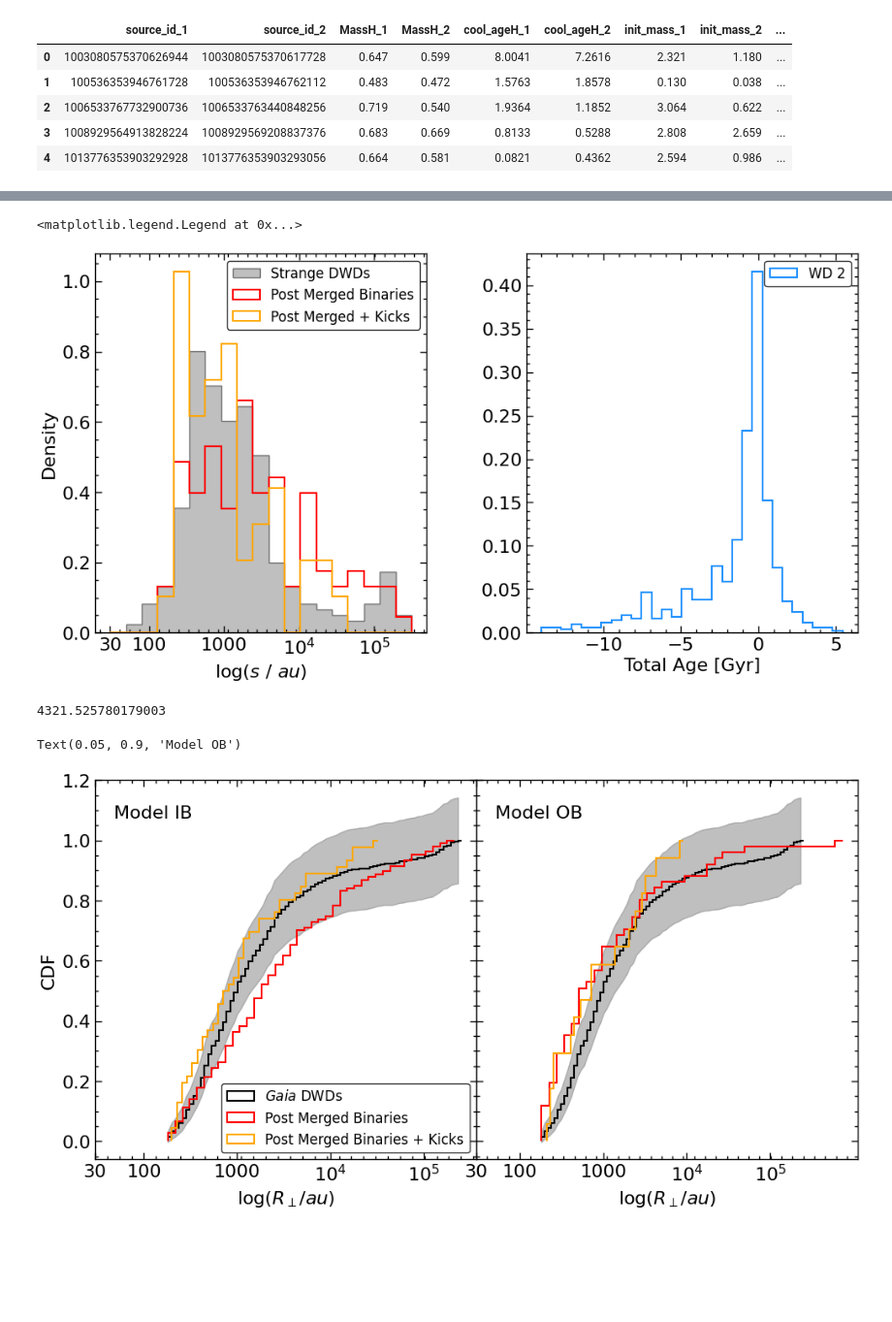
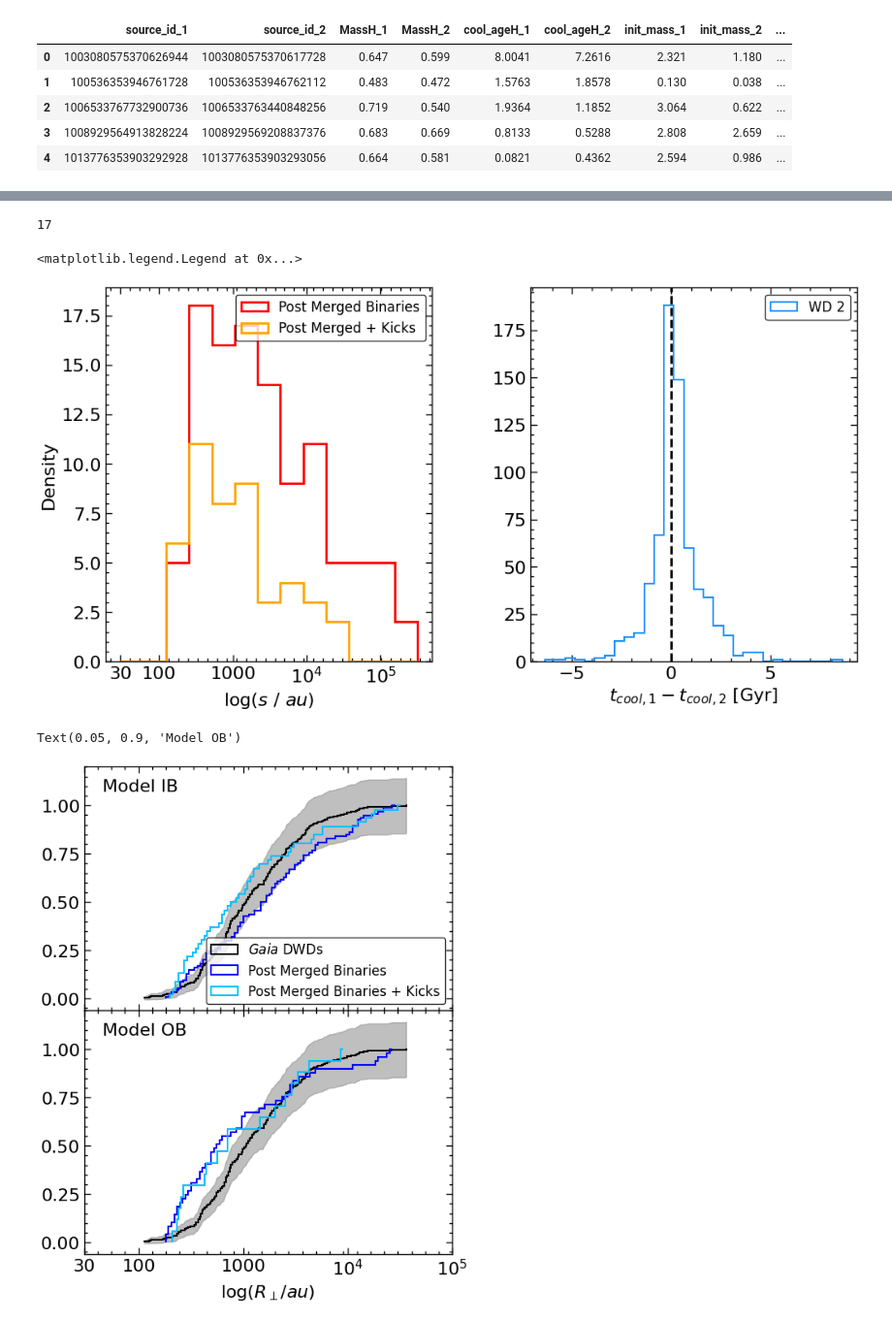
Before and after one commit to cheyanneshariat/OSPE_Scripts, a Jupyter notebook: WD_Mergers.ipynb, the cells around one changed output, grey strips where cells are left out. Shown at 97% size. Saved outputs shown, nothing was run; the diff lists cells and outputs as text; code cells hidden in the pictures; blank space fills up the shorter version.

```diff
--- a/WD_Mergers.ipynb
+++ b/WD_Mergers.ipynb
@@ -102,27 +86,38 @@ mergers_df6 = pd.read_pickle(DIR + 'mergers_df6').dropna(subset=['e'])
 
 mergers_df1_kicks = pd.read_pickle(DIR + 'mergers_df1_kicks').dropna(subset=['e'])
 mergers_df6_kicks = pd.read_pickle(DIR + 'mergers_df6_kicks').dropna(subset=['e'])
+# %%
+len(mergers_df1_kicks.query("180 < a <1e6 and bintype=='WDWD'")['a'].tolist())
+# %% [output]
+17
 # %%
 # smas_f = np.loadtxt(DIR + 'smas_f.txt') #from SSE_Mergers
-
+obs_binaries = binaries_WDWD.query("(R_chance_align < 0.1)")
 fig, axes = plt.subplots(nrows=1,ncols=2,figsize=(12,6),gridspec_kw=dict(hspace=0,wspace=0.3))
 (ax1, ax2) = axes
 
-bins=np.linspace(np.log10(30),5.5,20)
+bins=np.linspace(np.log10(30),5.5,14)
 # ax1.hist(np.log10(binaries_WDWD['sep_AU']),histtype='stepfilled',bins=bins,linewidth=1.5, density=True, color='gray', label='All DWDs', alpha=0.25);
-ax1.hist(np.log10(binaries_WDWD.query("(cool_ageH_1 + e_cool_ageH_upper_1) < cool_ageH_2")['sep_AU']),histtype='stepfilled',bins=bins,linewidth=1.0, density=True, color='gray', label='Strange DWDs',edgecolor='k', alpha=0.5);
-ax1.hist(np.log10(mergers_df6.query("180 < a <1e6 and bintype=='WDWD'")['a'].tolist()),histtype='step',bins=bins,linewidth=1.5, density=True, color='r', label='Post Merged Binaries');
-ax1.hist(np.log10(mergers_df6_kicks.query("180 < a <1e6 and bintype=='WDWD'")['a'].tolist()),histtype='step',bins=bins,linewidth=1.5, density=True, color='orange', label='Post Merged + Kicks');
+# ax1.hist(np.log10(obs_binaries['sep_AU']),histtype='stepfilled',bins=bins,linewidth=1.0, density=False, color='gray', label='Strange DWDs',edgecolor='k', alpha=0.5);
+ax1.hist(np.log10(mergers_df6.query("180 < a <1e6 and bintype=='WDWD'")['a'].tolist()),histtype='step',bins=bins,linewidth=2.0, density=False, color='r', label='Post Merged Binaries');
+ax1.hist(np.log10(mergers_df6_kicks.query("180 < a <1e6 and bintype=='WDWD'")['a'].tolist()),histtype='step',bins=bins,linewidth=2.0, density=False, color='orange', label='Post Merged + Kicks');
+# ax1.hist(np.log10(mergers_df1.query("180 < a < 1e6")['a'].tolist()),hi
+# ()),histtype='step',bins=bins,linewidth=2.0, density=False, color='deepskyblue', label='Post Merged + Kicks');
 
-# ax2.hist(binaries_WDWD.query("tot_age_1 < 15")['tot_age_1'],histtype='step',bins=30, density=True, color='magenta', alpha=1.0, linewidth=1.5, label='WD 1');
-ax2.hist(binaries_WDWD.query("tot_age_1 < 15")['tot_age_1'] - binaries_WDWD.query("tot_age_2 < 15")['tot_age_2'],histtype='step',bins=30, density=True, color='dodgerblue', alpha=1.0, linewidth=1.5, label='WD 2');
+# ax2.hist(binaries_WDWD.query("tot_age_1 < 15")['tot_age_1'],histtype='step',bins=30, density=False, color='magenta', alpha=1.0, linewidth=1.5, label='WD 1');
+n, bins, patches = ax2.hist(obs_binaries.query("tot_age_2 < 14")['cool_ageH_1'] - obs_binaries.query("tot_age_2 < 14")['cool_ageH_2'],histtype='step',bins=30, density=False, color='dodgerblue', alpha=1.0, linewidth=1.5, label='WD 2');
 # ax2.scatter(np.log10(binaries_WDWD['tot_age_1']), np.log10(binaries_WDWD['tot_age_2']))
 # ax2.axvline(13.8, linestyle='dashed',color='k',linewidth=2.5, label='13.8 Gyr')
 
 ax1.set_xticks([np.log10(30),2,3,4,5],['30','100','1000','10$^{4}$','10$^{5}$'])
 ax1.set_xlabel('$\log(s~/~au)$')
 ax1.set_ylabel('Density')
-ax2.set_xlabel('Total Age [Gyr]')
+ax2.set_xlabel('$t_{cool,1} - t_{cool,2}$ [Gyr]')
+ax2.axvline(0, color='k', linestyle='dashed')
+# ax2.fill_between(x, -5, 0, alpha=0.3, color='gray', label='Unphysical (Triples?)')
+# bins=bins[:-1]
+# mask = (bins <= 0)
+# ax2.fill_between(bins[mask], n[mask], color='gray', alpha=0.5, label='Shaded Area')
 
 ax1.legend(frameon=-1, edgecolor='k',loc=1, fontsize=12)
 ax2.legend(frameon=-1, edgecolor='k',loc=1, fontsize=12)
@@ -130,55 +125,54 @@ ax2.legend(frameon=-1, edgecolor='k',loc=1, fontsize=12)
 # plt.savefig(DIR + 'Figures/DWD_sep_age.pdf')
 # %% [output]
 <matplotlib.legend.Legend at 0x...>
-[figure, old version]
+[figure, new version]
-# %%
-mergers_df1_kicks.query("180 < a < 1e6 and bintype=='WDWD'")['a'].max()
-# %% [output]
-4321.525780179003
 # %%
-fig, axes = plt.subplots(nrows=1,ncols=2,figsize=(12,6),gridspec_kw=dict(hspace=0,wspace=0.0), sharey=True)
+strange_binaries = binaries_WDWD.query("(cool_ageH_1 + 2*e_cool_ageH_upper_1) < (cool_ageH_2 - 2*e_cool_ageH_lower_2) and R_chance_align < 0.1")
+
+fig, axes = plt.subplots(nrows=2,ncols=1,figsize=(6,8),gridspec_kw=dict(hspace=0,wspace=0.0), sharey=True, sharex=True)
 (ax1, ax2) = axes
+
 
 # n, bins, patches = ax1.hist(np.log10(binaries_WDWD['sep_AU']),histtype='stepfilled',bins=30,linewidth=1.5, density=True, color='gray', label='DWD Binaries', alpha=0.25, cumulative=True);
 # patches[0].set_xy(patches[0].get_xy()[:-1])
 
-n, bins, patches = ax1.hist(np.log10(binaries_WDWD.query("(cool_ageH_1 + e_cool_ageH_upper_1) < cool_ageH_2 and sep_AU >180")['sep_AU']),histtype='step',bins=80,linewidth=1.5, density=True, color='k', label='$Gaia$ DWDs', cumulative=True);
+n, bins, patches = ax1.hist(np.log10(strange_binaries['sep_AU'] * 1.10),histtype='step',bins=200,linewidth=1.5, density=True, color='k', label='$Gaia$ DWDs', cumulative=True);
 patches[0].set_xy(patches[0].get_xy()[:-1])
 
 bin_centers1 = 0.5 * (bins[1:] + bins[:-1])
 y_err1 = np.sqrt(n/np.max(n)) / 7
 ax1.fill_between(bins[:-1], n-y_err1, n+y_err1, color='gray', alpha=0.5)
 
-n, bins, patches = ax1.hist(np.log10(mergers_df6.query("180 < a < 1e6 and bintype=='WDWD'")['a'].tolist()),histtype='step',bins=40,linewidth=1.5, density=True, color='r', label='Post Merged Binaries', cumulative=True);
+n, bins, patches = ax1.hist(np.log10(mergers_df6.query("180 < a < @strange_binaries.sep_AU.max() and bintype=='WDWD'")['a'].tolist()),histtype='step',bins=80,linewidth=1.5, density=True, color='b', label='Post Merged Binaries', cumulative=True);
 patches[0].set_xy(patches[0].get_xy()[:-1])
 
-n, bins, patches = ax1.hist(np.log10(mergers_df6_kicks.query("180 < a < 1e6 and bintype=='WDWD'")['a'].tolist()),histtype='step',bins=40,linewidth=1.5, density=True, color='orange', label='Post Merged Binaries + Kicks', cumulative=True);
+n, bins, patches = ax1.hist(np.log10(mergers_df6_kicks.query("180 < a < @strange_binaries.sep_AU.max() and bintype=='WDWD'")['a'].tolist()),histtype='step',bins=80,linewidth=1.5, density=True, color='deepskyblue', label='Post Merged Binaries + Kicks', cumulative=True);
 patches[0].set_xy(patches[0].get_xy()[:-1])
 
-n, bins, patches = ax2.hist(np.log10(binaries_WDWD.query("(cool_ageH_1 + e_cool_ageH_upper_1) < cool_ageH_2 and sep_AU >180")['sep_AU']),histtype='step',bins=80,linewidth=1.5, density=True, color='k', label='DWD Binaries', cumulative=True);
+n, bins, patches = ax2.hist(np.log10(strange_binaries['sep_AU'] * 1.10),histtype='step',bins=200,linewidth=1.5, density=True, color='k', label='DWD Binaries', cumulative=True);
 patches[0].set_xy(patches[0].get_xy()[:-1])
 
 bin_centers1 = 0.5 * (bins[1:] + bins[:-1])
 y_err1 = np.sqrt(n/np.max(n)) / 7
 ax2.fill_between(bins[:-1], n-y_err1, n+y_err1, color='gray', alpha=0.5)
 
-n, bins, patches = ax2.hist(np.log10(mergers_df1.query("180 < a < 1e6 and bintype=='WDWD'")['a'].tolist()),histtype='step',bins=40,linewidth=1.5, density=True, color='r', label='Post Merged Binaries', cumulative=True);
+n, bins, patches = ax2.hist(np.log10(mergers_df1.query("180 < a < @strange_binaries.sep_AU.max() and bintype=='WDWD'")['a'].tolist()),histtype='step',bins=80,linewidth=1.5, density=True, color='b', label='Post Merged Binaries', cumulative=True);
 patches[0].set_xy(patches[0].get_xy()[:-1])
 
-n, bins, patches = ax2.hist(np.log10(mergers_df1_kicks.query("180 < a < 1e6 and bintype=='WDWD'")['a'].tolist()),histtype='step',bins=40,linewidth=1.5, density=True, color='orange', label='Post Merged + Kicks', cumulative=True);
+n, bins, patches = ax2.hist(np.log10(mergers_df1_kicks.query("180 < a < @strange_binaries.sep_AU.max() and bintype=='WDWD'")['a'].tolist()),histtype='step',bins=80,linewidth=1.5, density=True, color='deepskyblue', label='Post Merged + Kicks', cumulative=True);
 patches[0].set_xy(patches[0].get_xy()[:-1])
 
 ax1.set_xticks([np.log10(30),2,3,4,5],['30','100','1000','10$^{4}$','10$^{5}$'])
-ax1.set_xlabel('$\log(R_\perp/au)$')
-ax1.set_ylabel('CDF')
+# ax1.set_xlabel('$\log(R_\perp/au)$')
+# ax1.set_ylabel('CDF')
 
 ax2.set_xticks([np.log10(30),2,3,4,5],['30','100','1000','10$^{4}$','10$^{5}$'])
 ax2.set_xlabel('$\log(R_\perp/au)$')
 
 ax1.legend(frameon=-1, edgecolor='k',loc=4, fontsize=12)
 
 ax1.text(0.05,0.9,'Model IB', fontsize=16, transform=ax1.transAxes)
 ax2.text(0.05,0.9,'Model OB', fontsize=16, transform=ax2.transAxes)
 # %% [output]
 Text(0.05, 0.9, 'Model OB')
-[figure, old version]
+[figure, new version]
```
Also changed, not shown: parts of 3 cells of this notebook, 2 other files.
